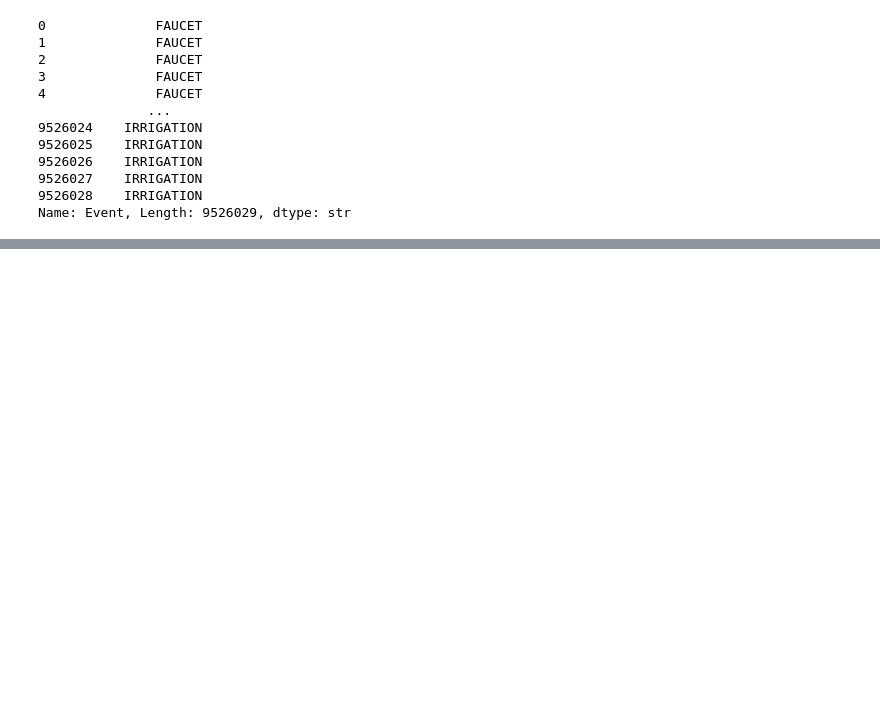
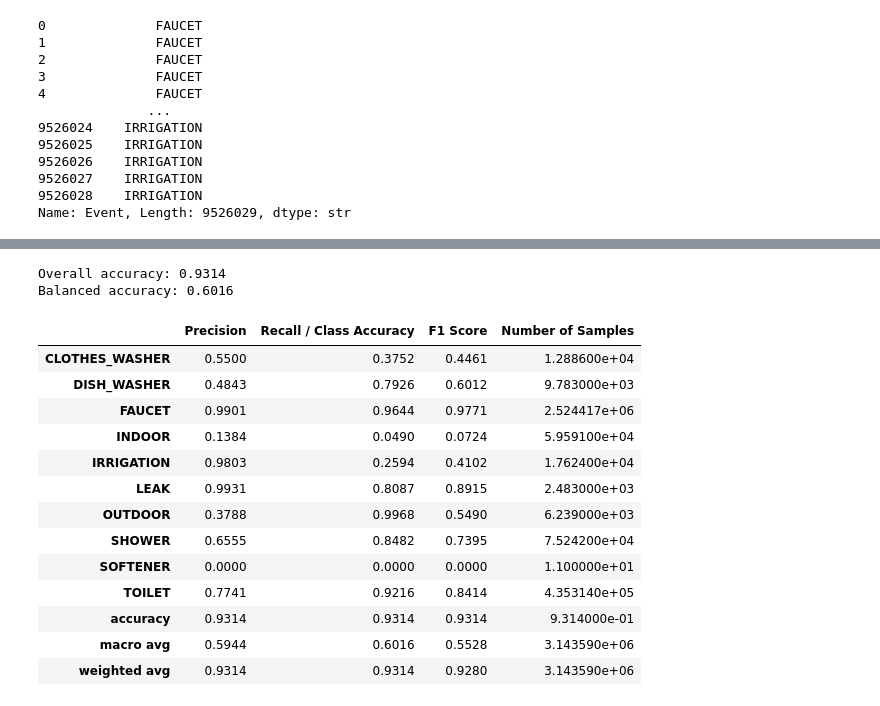
Before and after one commit to frjack2/Naive-Bayes-Classification-of-enduses-REU-dataset, a Jupyter notebook: Naive Bayes Classification on REU dataset.ipynb, the cells around one changed output, grey strips where cells are left out. Drawn from its saved outputs; the diff is of its cells as text; code cells hidden in the pictures; blank space fills up the shorter version.

```diff
--- a/Naive Bayes Classification on REU dataset.ipynb
+++ b/Naive Bayes Classification on REU dataset.ipynb
@@ -66,0 +71,7 @@ from sklearn.naive_bayes import GaussianNB
+# %%
+from sklearn.naive_bayes import GaussianNB
+model = GaussianNB()
+model.fit(X_train, y_train)
+
+predicted = model.predict(X_test)
+print ("Accuracy of Naive Bayes Classifier on test set: ", model.score(X_test, y_test))
@@ -66,0 +348,56 @@ from sklearn.naive_bayes import GaussianNB
+# %%
+from sklearn.metrics import (
+    accuracy_score,
+    balanced_accuracy_score,
+    classification_report,
+)
+import pandas as pd
+
+# Fit the initial Naive Bayes model
+model = GaussianNB()
+model.fit(X_train, y_train)
+
+# Make predictions
+y_pred = model.predict(X_test)
+
+# Overall metrics
+print(f"Overall accuracy: {accuracy_score(y_test, y_pred):.4f}")
+print(f"Balanced accuracy: {balanced_accuracy_score(y_test, y_pred):.4f}")
+
+# Per-end-use metrics
+report = classification_report(
+    y_test,
+    y_pred,
+    output_dict=True,
+    zero_division=0
+)
+
+metrics_by_class = pd.DataFrame(report).T
+
+# Rename the metric columns
+metrics_by_class = metrics_by_class.rename(columns={
+    "precision": "Precision",
+    "recall": "Recall / Class Accuracy",
+    "f1-score": "F1 Score",
+    "support": "Number of Samples"
+})
+
+# Display numeric metrics for each end use
+display(metrics_by_class.round(4))
+# %% [output]
+Overall accuracy: 0.9314
+Balanced accuracy: 0.6016
+|  | Precision | Recall / Class Accuracy | F1 Score | Number of Samples |
+| CLOTHES_WASHER | 0.5500 | 0.3752 | 0.4461 | 1.288600e+04 |
+| DISH_WASHER | 0.4843 | 0.7926 | 0.6012 | 9.783000e+03 |
+| FAUCET | 0.9901 | 0.9644 | 0.9771 | 2.524417e+06 |
+| INDOOR | 0.1384 | 0.0490 | 0.0724 | 5.959100e+04 |
+| IRRIGATION | 0.9803 | 0.2594 | 0.4102 | 1.762400e+04 |
+| LEAK | 0.9931 | 0.8087 | 0.8915 | 2.483000e+03 |
+| OUTDOOR | 0.3788 | 0.9968 | 0.5490 | 6.239000e+03 |
+| SHOWER | 0.6555 | 0.8482 | 0.7395 | 7.524200e+04 |
+| SOFTENER | 0.0000 | 0.0000 | 0.0000 | 1.100000e+01 |
+| TOILET | 0.7741 | 0.9216 | 0.8414 | 4.353140e+05 |
+| accuracy | 0.9314 | 0.9314 | 0.9314 | 9.314000e-01 |
+| macro avg | 0.5944 | 0.6016 | 0.5528 | 3.143590e+06 |
+| weighted avg | 0.9314 | 0.9314 | 0.9280 | 3.143590e+06 |
```
Also changed, not shown: parts of 15 cells of this notebook.
